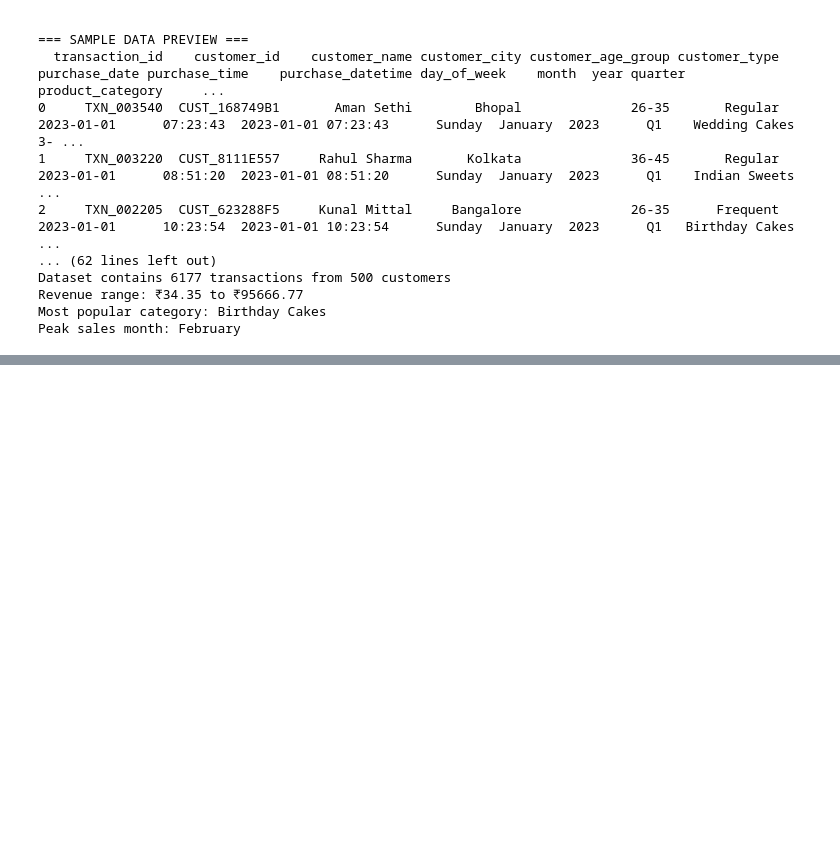
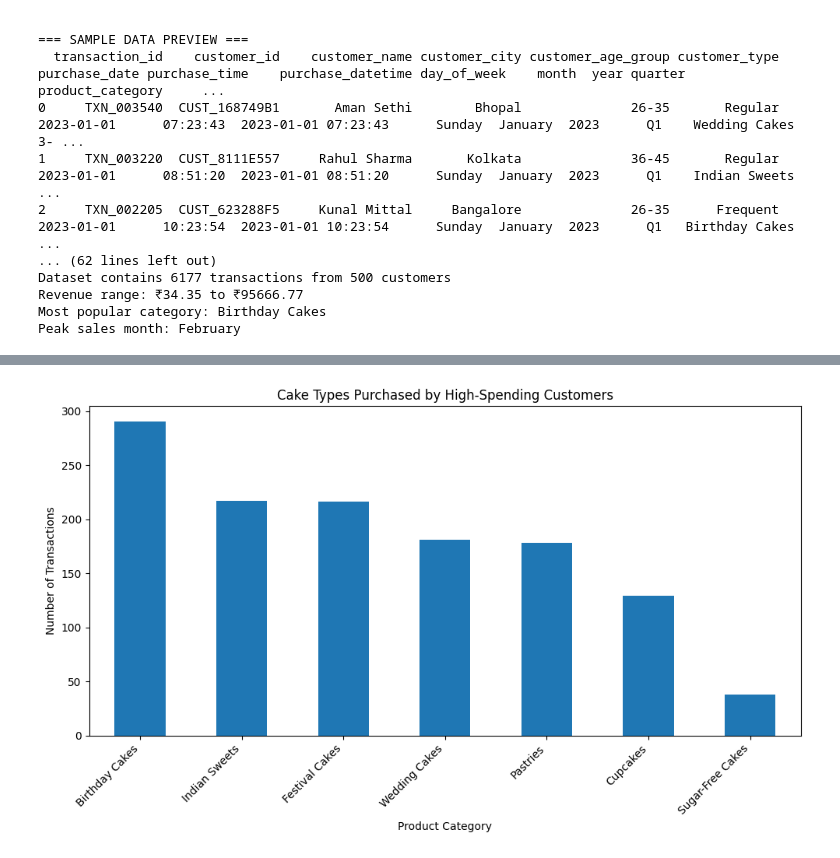
Before and after one commit to GauriG7/Gauri_practice, a Jupyter notebook: CaketrendIndia.ipynb, the cells around one changed output, grey strips where cells are left out. Drawn from its saved outputs; the diff is of its cells as text; code cells hidden in the pictures; blank space fills up the shorter version.

```diff
--- a/CaketrendIndia.ipynb
+++ b/CaketrendIndia.ipynb
@@ -332,0 +357,23 @@ Peak sales month: February
+# %%
+# Define 'high spend' customers (e.g., top 20% based on total spending)
+high_spend_threshold = df['customer_lifetime_value'].quantile(0.8)
+high_spend_customers = df[df['customer_lifetime_value'] >= high_spend_threshold]
+
+# Group data by customer_id and product category for high spenders and count transactions
+high_spend_category_counts = high_spend_customers.groupby(['customer_id', 'product_category']).size().unstack(fill_value=0)
+
+# Sum the counts across customers to get the total transactions per category for high spenders
+high_spend_category_totals = high_spend_category_counts.sum().sort_values(ascending=False)
+
+# Plotting
+plt.figure(figsize=(10, 6))
+high_spend_category_totals.plot(kind='bar')
+
+plt.title('Cake Types Purchased by High-Spending Customers')
+plt.xlabel('Product Category')
+plt.ylabel('Number of Transactions')
+plt.xticks(rotation=45, ha='right')
+plt.tight_layout()
+plt.show()
+# %% [output]
+[figure, added]
```
Also changed, not shown: parts of 1 cell of this notebook.
